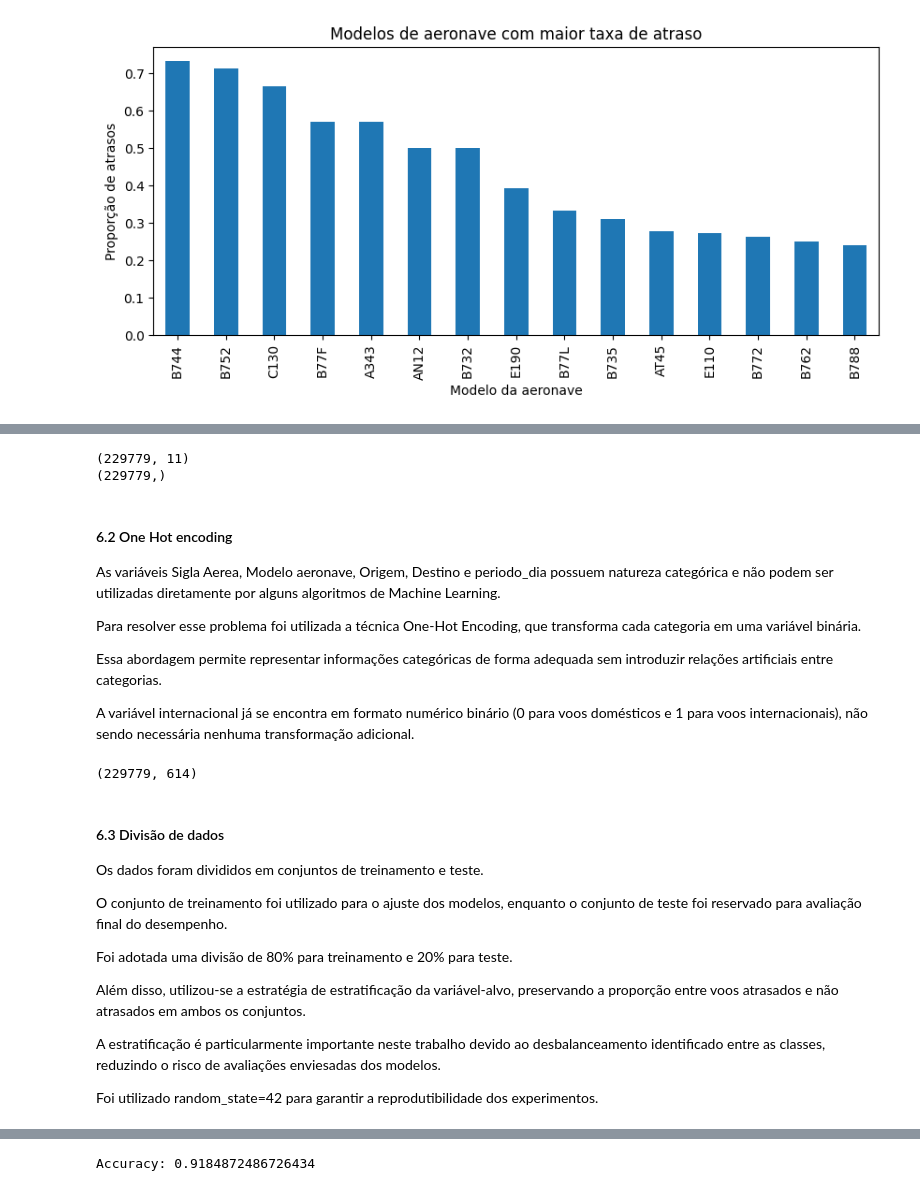
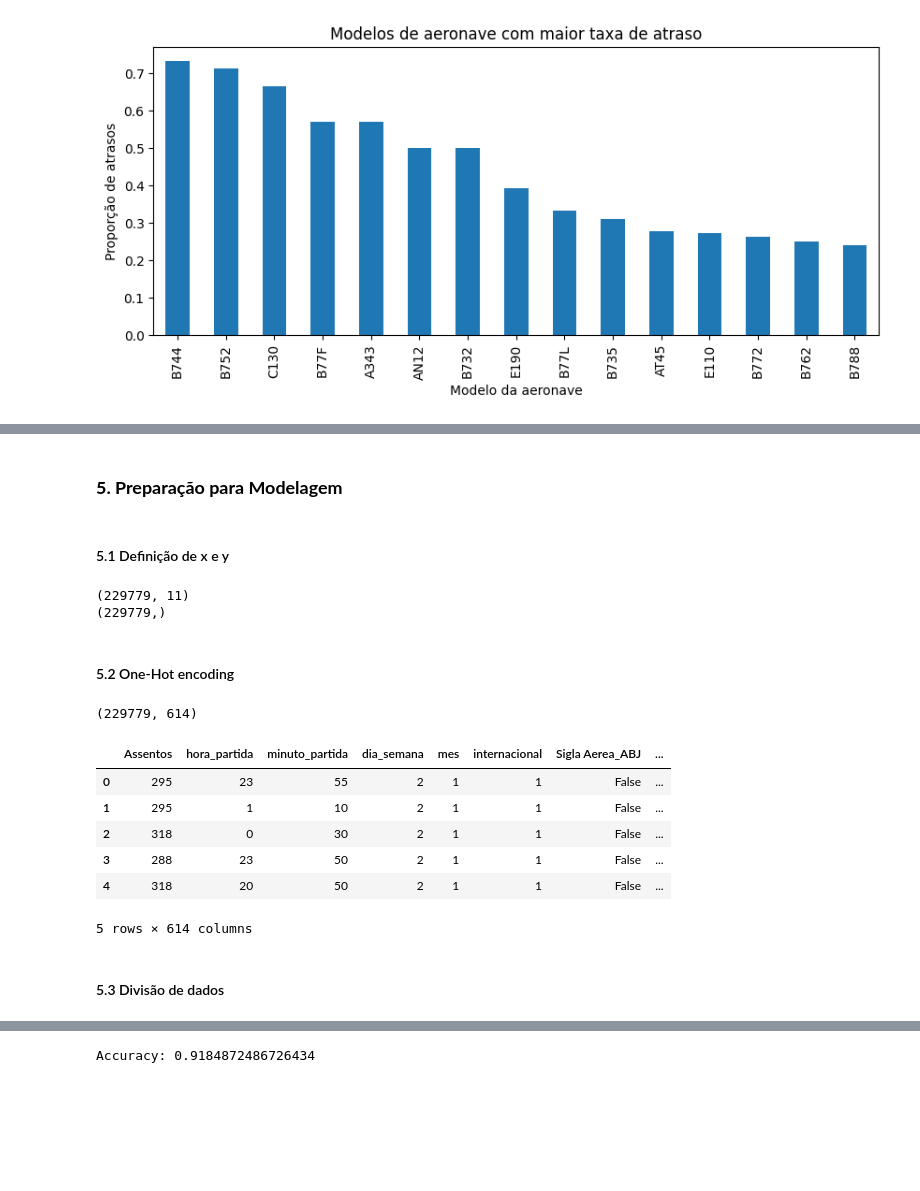
Before and after one commit to Silvinharl/MVP_Machine_Learning, a Jupyter notebook: MVP_Voos_ANAC.ipynb, the cells around one changed output, grey strips where cells are left out. Cells and saved outputs as stored; diff of their text form; code cells hidden in the pictures; blank space fills up the shorter version.

```diff
--- a/MVP_Voos_ANAC.ipynb
+++ b/MVP_Voos_ANAC.ipynb
@@ -2020,0 +1642,40 @@ dtype: float64
+# %%
+# Conversão da variável Partida Prevista para datetime
+df['Partida Prevista'] = pd.to_datetime(
+    df['Partida Prevista'],
+    format='%d/%m/%Y %H:%M',
+    errors='coerce'
+)
+
+# Extração de atributos temporais
+df['hora_partida'] = df['Partida Prevista'].dt.hour
+df['minuto_partida'] = df['Partida Prevista'].dt.minute
+df['dia_semana'] = df['Partida Prevista'].dt.dayofweek
+df['mes'] = df['Partida Prevista'].dt.month
+
+# Criação da variável indicadora para voos internacionais
+df['internacional'] = (df['Tipo Voo'] == 'I').astype(int)
+
+# Criação da variável período do dia
+def classificar_periodo(hora):
+    if hora < 6:
+        return 'Madrugada'
+    elif hora < 12:
+        return 'Manhã'
+    elif hora < 18:
+        return 'Tarde'
+    else:
+        return 'Noite'
+
+df['periodo_dia'] = df['hora_partida'].apply(classificar_periodo)
+
+# Visualização dos novos atributos criados
+display(df[
+    ['Partida Prevista',
+     'hora_partida',
+     'minuto_partida',
+     'dia_semana',
+     'mes',
+     'internacional',
+     'periodo_dia']
+].head())
@@ -2393 +1877,5 @@ A inclusão dos novos atributos teve como objetivo ampliar a capacidade dos mode
+# %% [markdown]
+### **5. Preparação para Modelagem**
+# %% [markdown]
+#### 5.1 Definição de x e y
 # %%
@@ -2414,44 +1904,36 @@ print(y.shape)
 # %% [output]
 (229779, 11)
 (229779,)
-# %% [markdown]
-#### 6.2 One Hot encoding
-As variáveis Sigla Aerea, Modelo aeronave, Origem, Destino e periodo_dia possuem natureza categórica e não podem ser utilizadas diretamente por alguns algoritmos de Machine Learning.
-
-Para resolver esse problema foi utilizada a técnica One-Hot Encoding, que transforma cada categoria em uma variável binária.
-
-Essa abordagem permite representar informações categóricas de forma adequada sem introduzir relações artificiais entre categorias.
-
-A variável internacional já se encontra em formato numérico binário (0 para voos domésticos e 1 para voos internacionais), não sendo necessária nenhuma transformação adicional.
+# %% [markdown]
+#### 5.2 One-Hot encoding
 # %%
+# Aplicação do One-Hot Encoding nas variáveis categóricas
 X = pd.get_dummies(
     X,
     columns=[
         'Sigla Aerea',
         'Modelo aeronave',
         'Origem',
         'Destino',
         'periodo_dia'
     ],
     drop_first=True
 )
 
 print(X.shape)
+
+X.head()
 # %% [output]
 (229779, 614)
+|  | Assentos | hora_partida | minuto_partida | dia_semana | mes | internacional | Sigla Aerea_ABJ | ... |
+| 0 | 295 | 23 | 55 | 2 | 1 | 1 | False | ... |
+| 1 | 295 | 1 | 10 | 2 | 1 | 1 | False | ... |
+| 2 | 318 | 0 | 30 | 2 | 1 | 1 | False | ... |
+| 3 | 288 | 23 | 50 | 2 | 1 | 1 | False | ... |
+| 4 | 318 | 20 | 50 | 2 | 1 | 1 | False | ... |
+5 rows × 614 columns
-# %% [markdown]
-#### 6.3 Divisão de dados
-Os dados foram divididos em conjuntos de treinamento e teste.
-
-O conjunto de treinamento foi utilizado para o ajuste dos modelos, enquanto o conjunto de teste foi reservado para avaliação final do desempenho.
-
-Foi adotada uma divisão de 80% para treinamento e 20% para teste.
-
-Além disso, utilizou-se a estratégia de estratificação da variável-alvo, preservando a proporção entre voos atrasados e não atrasados em ambos os conjuntos.
-
-A estratificação é particularmente importante neste trabalho devido ao desbalanceamento identificado entre as classes, reduzindo o risco de avaliações enviesadas dos modelos.
-
-Foi utilizado random_state=42 para garantir a reprodutibilidade dos experimentos.
+# %% [markdown]
+#### 5.3 Divisão de dados
 # %%
 from sklearn.model_selection import train_test_split
 
```
Also changed, not shown: parts of 113 cells of this notebook.
